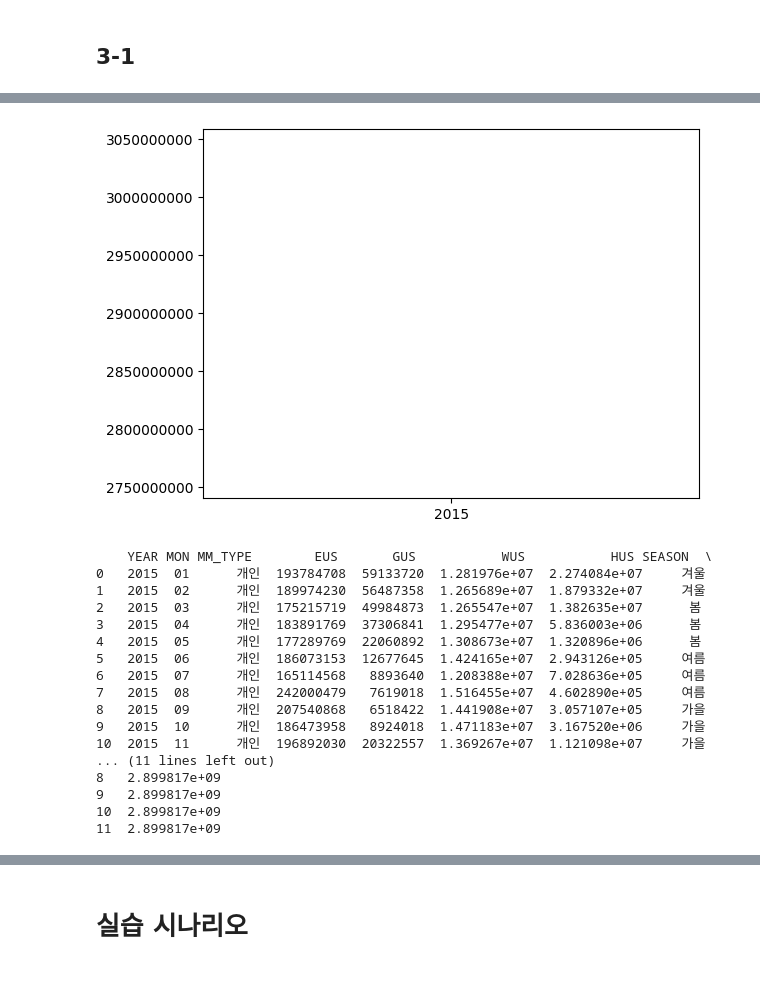
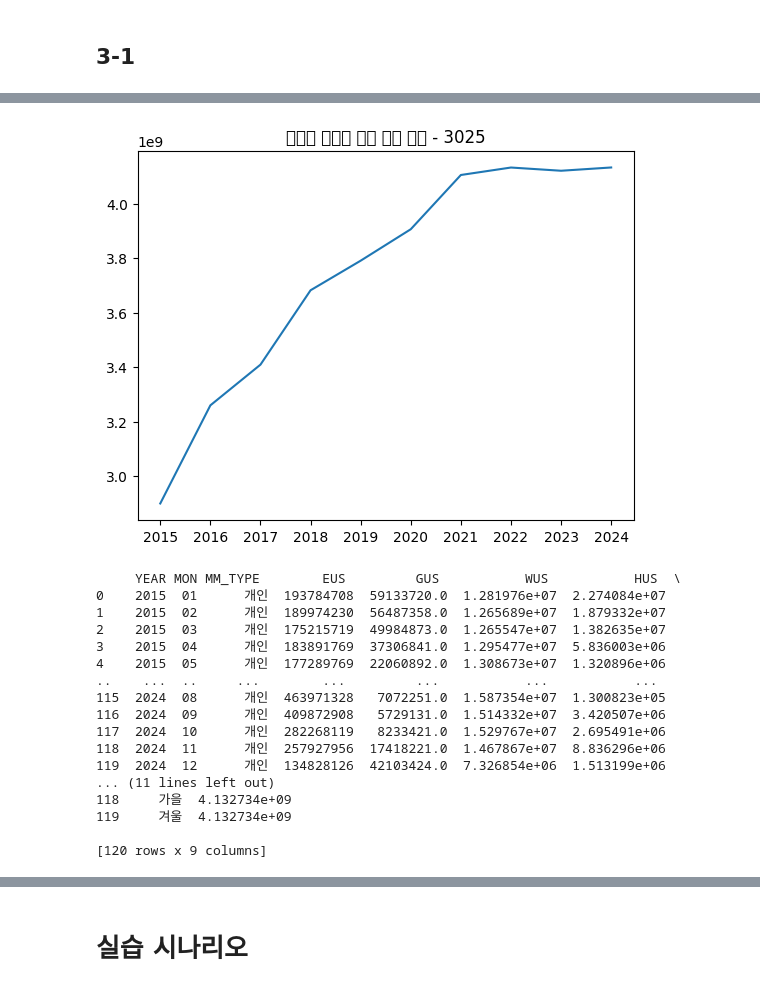
Before and after one commit to JacobChoi00/Data-Analysis-with-Open-Source, a Jupyter notebook: 오픈소스_데이터_분석_4강.ipynb, the cells around one changed output, grey strips where cells are left out. Cells and saved outputs as stored; diff of their text form; code cells hidden in the pictures.

```diff
--- a/오픈소스_데이터_분석_4강.ipynb
+++ b/오픈소스_데이터_분석_4강.ipynb
@@ -132,13 +132,13 @@ else:
 import requests
 import pandas as pd
 import matplotlib.pyplot as plt
+plt.rc('font', family = 'NanumBarunGothic')
 url = "http://openapi.seoul.go.kr:8088/67774b564163686f35376156566b67/json/energyUseDataSummaryInfo/1/100/{year}/{month}"
 api_key = "67774b564163686f35376156566b67"
 
 def get_year_months():
   year_months = []
-  #for year in range(2015, 2024+1):
-  for year in range(2015, 2015+1):
+  for year in range(2015, 2024+1):
     for month in range(1,12+1):
       year_months.append(f'{year}{month:02d}')
   return year_months
@@ -190,9 +190,8 @@ df['TOTAL'] = df['YEAR'].map(total_map)
 
 x = df['YEAR']
 y = df['TOTAL']
-plt.ticklabel_format(style='plain', axis='y')
 plt.plot(x, y)
-#plt.title('연도별 에너지 사용 총액 변화 - 3025')
+plt.title('연도별 에너지 사용 총액 변화 - 3025')
 plt.show()
 
 if responses.status_code == 200:
@@ -203,21 +219,21 @@ else:
-[figure, old version]
+[figure, new version]
-    YEAR MON MM_TYPE        EUS       GUS           WUS           HUS SEASON  \
-0   2015  01      개인  193784708  59133720  1.281976e+07  2.274084e+07     겨울
-1   2015  02      개인  189974230  56487358  1.265689e+07  1.879332e+07     겨울
-2   2015  03      개인  175215719  49984873  1.265547e+07  1.382635e+07      봄
-3   2015  04      개인  183891769  37306841  1.295477e+07  5.836003e+06      봄
-4   2015  05      개인  177289769  22060892  1.308673e+07  1.320896e+06      봄
-5   2015  06      개인  186073153  12677645  1.424165e+07  2.943126e+05     여름
-6   2015  07      개인  165114568   8893640  1.208388e+07  7.028636e+05     여름
-7   2015  08      개인  242000479   7619018  1.516455e+07  4.602890e+05     여름
-8   2015  09      개인  207540868   6518422  1.441908e+07  3.057107e+05     가을
-9   2015  10      개인  186473958   8924018  1.471183e+07  3.167520e+06     가을
-10  2015  11      개인  196892030  20322557  1.369267e+07  1.121098e+07     가을
-... (11 lines left out)
-8   2.899817e+09
-9   2.899817e+09
-10  2.899817e+09
-11  2.899817e+09
+     YEAR MON MM_TYPE        EUS         GUS           WUS           HUS  \
+0    2015  01      개인  193784708  59133720.0  1.281976e+07  2.274084e+07
+1    2015  02      개인  189974230  56487358.0  1.265689e+07  1.879332e+07
+2    2015  03      개인  175215719  49984873.0  1.265547e+07  1.382635e+07
+3    2015  04      개인  183891769  37306841.0  1.295477e+07  5.836003e+06
+4    2015  05      개인  177289769  22060892.0  1.308673e+07  1.320896e+06
+..    ...  ..     ...        ...         ...           ...           ...
+115  2024  08      개인  463971328   7072251.0  1.587354e+07  1.300823e+05
+116  2024  09      개인  409872908   5729131.0  1.514332e+07  3.420507e+06
+117  2024  10      개인  282268119   8233421.0  1.529767e+07  2.695491e+06
+118  2024  11      개인  257927956  17418221.0  1.467867e+07  8.836296e+06
+119  2024  12      개인  134828126  42103424.0  7.326854e+06  1.513199e+06
+... (11 lines left out)
+118     가을  4.132734e+09
+119     겨울  4.132734e+09
+
+[120 rows x 9 columns]
 # %%
 1-2
 # %%
```
Also changed, not shown: parts of 1 cell of this notebook.
